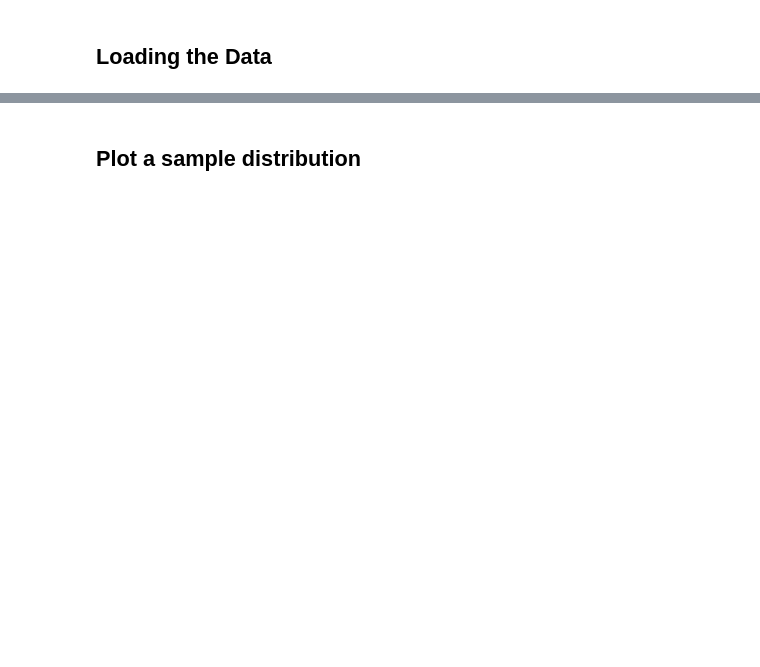
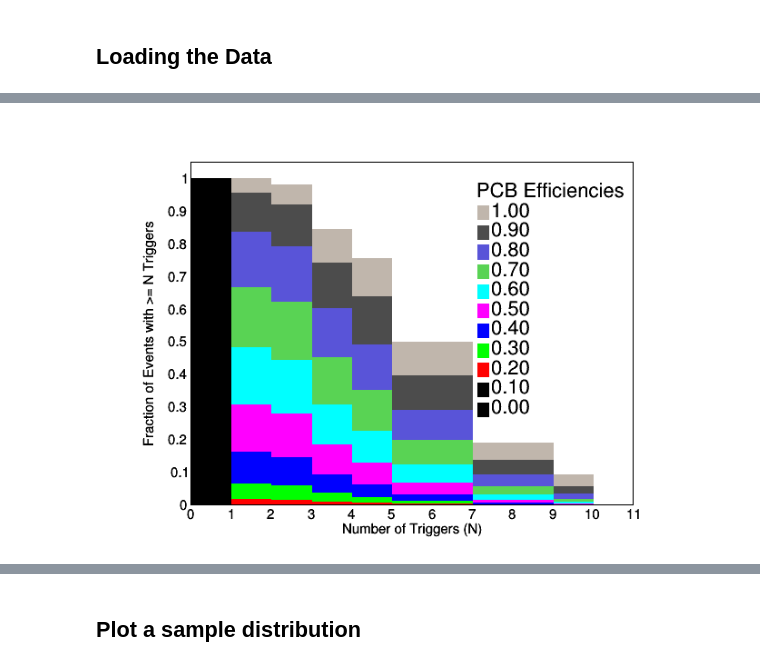
Before and after one commit to annmwang/oct_sim, a Jupyter notebook: oct_sim_analysis/EfficiencyPlots.ipynb, the cells around one changed output, grey strips where cells are left out. Drawn from its saved outputs; the diff is of its cells as text; code cells hidden in the pictures; blank space fills up the shorter version.

```diff
--- a/oct_sim_analysis/EfficiencyPlots.ipynb
+++ b/oct_sim_analysis/EfficiencyPlots.ipynb
@@ -78,0 +120,50 @@ Number of loaded files: 60
+# %%
+c = {round(i,2):TCanvas("c%.2f"%i,"") for i in effs}
+hNTrigsSum = {round(i,2):TH1D("hNTrigsSum%.2f"%i,"",NTRIG, 0 , NTRIG) for i in effs}
+efficiencies = {i:[] for i in range(0,11)}
+stack = THStack("stack","stack")
+l = TLegend(0.6,0.3,0.70,0.85)
+l.SetBorderSize(0)
+
+C = c[0.0]
+C.cd()
+for i,color in zip(np.linspace(1,0,11),np.linspace(1,0,11)*10 + 1):
+    i = round(i,2)
+    #if i in [0]:continue
+    color = int(color) if color != 10 else 12
+    H = hNTrigs[i]
+    H.Scale(1./H.Integral())
+    H.GetXaxis().SetTitle("Number of Triggers")
+    H.GetYaxis().SetTitle("Fraction of Events")
+    #H.Draw("hist")
+    H.SetStats(1)
+    H.GetXaxis().CenterTitle()
+    H.GetYaxis().CenterTitle()
+
+    # Count the number of events with >=N Triggers
+    HSum = hNTrigsSum[i]
+    for j in range(1,11):
+        HSum.SetBinContent(j, H.Integral(j,11))
+        efficiencies[j-1].append(HSum.GetBinContent(j))
+    HSum.Draw("hist same")
+    HSum.GetXaxis().SetTitle("Number of Triggers (N)")
+    HSum.GetXaxis().CenterTitle()
+    HSum.GetYaxis().SetTitle("Fraction of Events with >= N Triggers")
+    HSum.GetYaxis().CenterTitle()
+    HSum.GetYaxis().SetNdivisions(20)
+    HSum.GetXaxis().SetNdivisions(11)
+    HSum.SetFillColor(color)
+    HSum.SetMarkerColor(color)
+    HSum.SetLineColor(color)
+    HSum.SetStats(0)
+    l.AddEntry(HSum,"%.2f"%i,"f")
+    stack.Add(HSum)
+
+    C.SetLeftMargin(0.15)
+    C.SetRightMargin(0.15)
+l.SetHeader("PCB Efficiencies")
+l.SetTextSize(0.05)
+l.Draw()
+C.Draw()
+C.SaveAs("FractionOfEventsVsNTriggers_2X2UV.pdf")
+# %% [output]
@@ -78,0 +187 @@ Number of loaded files: 60
+[figure, added]
```
Also changed, not shown: parts of 21 cells of this notebook, 2 other files.
